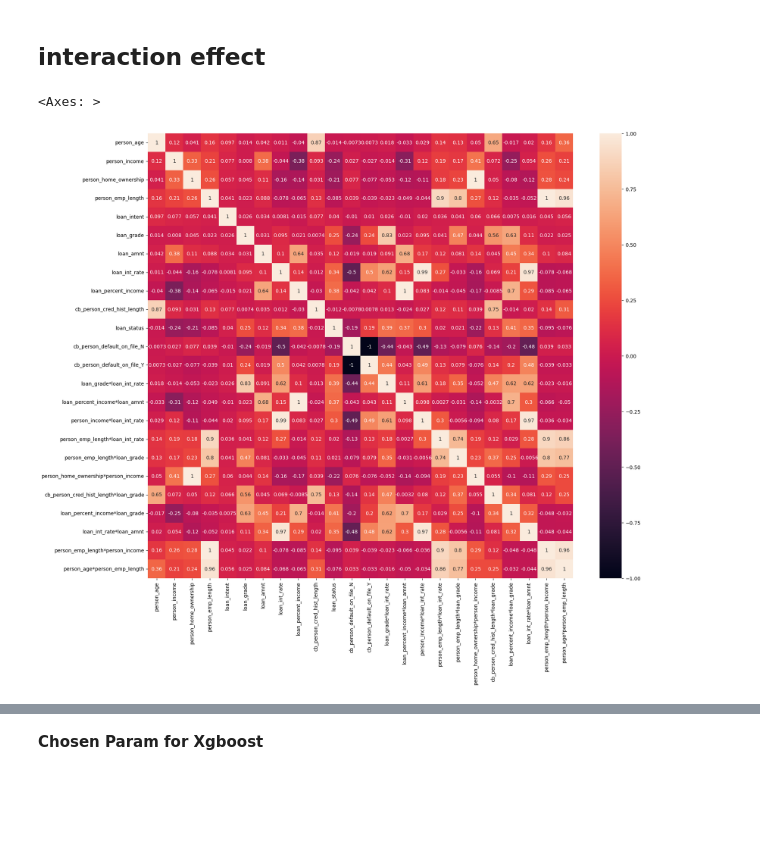
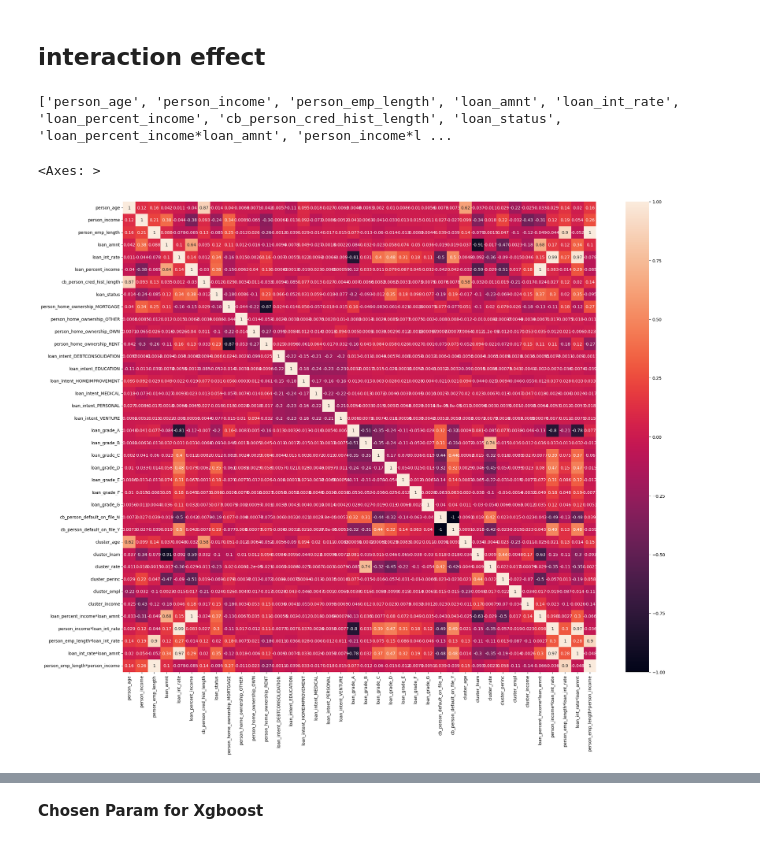
Before and after one commit to peterwhitehat142/kaggle_project, a Jupyter notebook: loan-approval.ipynb, the cells around one changed output, grey strips where cells are left out. Drawn from its saved outputs; the diff is of its cells as text; code cells hidden in the pictures; blank space fills up the shorter version.

Commit message:
Kaggle Notebook | Loan Approval | Version 3

```diff
--- a/loan-approval.ipynb
+++ b/loan-approval.ipynb
@@ -382,0 +355,13 @@ train_csv
+# %%
+cluster_empl,scale_empl,kmeans_empl=kmeans_featureGrouping(data=train_csv,n_clusters=3,col='person_emp_length',is_train=True)
+# %%
+cluster_lnam,scale_lnam,kmeans_lnam=kmeans_featureGrouping(data=train_csv,n_clusters=3,col='loan_amnt',is_train=True)
+cluster_rate,scale_rate,kmeans_rate=kmeans_featureGrouping(data=train_csv,n_clusters=3,col='loan_int_rate',is_train=True)
+cluster_perinc,scale_perinc,kmeans_perinc=kmeans_featureGrouping(data=train_csv,n_clusters=3,col='loan_percent_income',is_train=True)
+# %%
+train_csv['cluster_lnam']=cluster_lnam
+train_csv['cluster_rate']=cluster_rate
+train_csv['cluster_perinc']=cluster_perinc
+train_csv['cluster_empl']=cluster_empl
+train_csv['cluster_income']=cluster_income
+train_csv
@@ -383,23 +382,21 @@ train_csv
 # %% [markdown]
 ## interaction effect
 # %%
-train_csv['loan_grade*loan_int_rate']=train_csv['loan_grade']*train_csv['loan_int_rate']
 train_csv['loan_percent_income*loan_amnt']=train_csv['loan_percent_income']*train_csv['loan_amnt']
 train_csv['person_income*loan_int_rate']=train_csv['person_income']*train_csv['loan_int_rate']
 train_csv['person_emp_length*loan_int_rate']=train_csv['person_emp_length']*train_csv['loan_int_rate']
-train_csv['person_emp_length*loan_grade']=train_csv['person_emp_length']*train_csv['loan_grade']
-train_csv['person_home_ownership*person_income']=train_csv['person_home_ownership']*train_csv['person_income']
-train_csv['cb_person_cred_hist_length*loan_grade']=train_csv['cb_person_cred_hist_length']*train_csv['loan_grade']
-train_csv['loan_percent_income*loan_grade']=train_csv['loan_percent_income']*train_csv['loan_grade']
 train_csv['loan_int_rate*loan_amnt']=train_csv['loan_int_rate']*train_csv['loan_amnt']
 train_csv['person_emp_length*person_income']=train_csv['person_emp_length']*train_csv['person_income']
-train_csv['person_age*person_emp_length']=train_csv['person_emp_length']*train_csv['person_age']
 # %%
 cont_var,cat_var=seperation_func(train_csv)
+# %%
+print(cont_var)
+# %% [output]
+['person_age', 'person_income', 'person_emp_length', 'loan_amnt', 'loan_int_rate', 'loan_percent_income', 'cb_person_cred_hist_length', 'loan_status', 'loan_percent_income*loan_amnt', 'person_income*l ...
 # %%
-plt.figure(figsize=(19,16))
+plt.figure(figsize=(25,20))
 matrices=train_csv.corr()
 sns.heatmap(matrices,annot=True)
 # %% [output]
 <Axes: >
-[figure, old version]
+[figure, new version]
```
Also changed, not shown: parts of 65 cells of this notebook.
